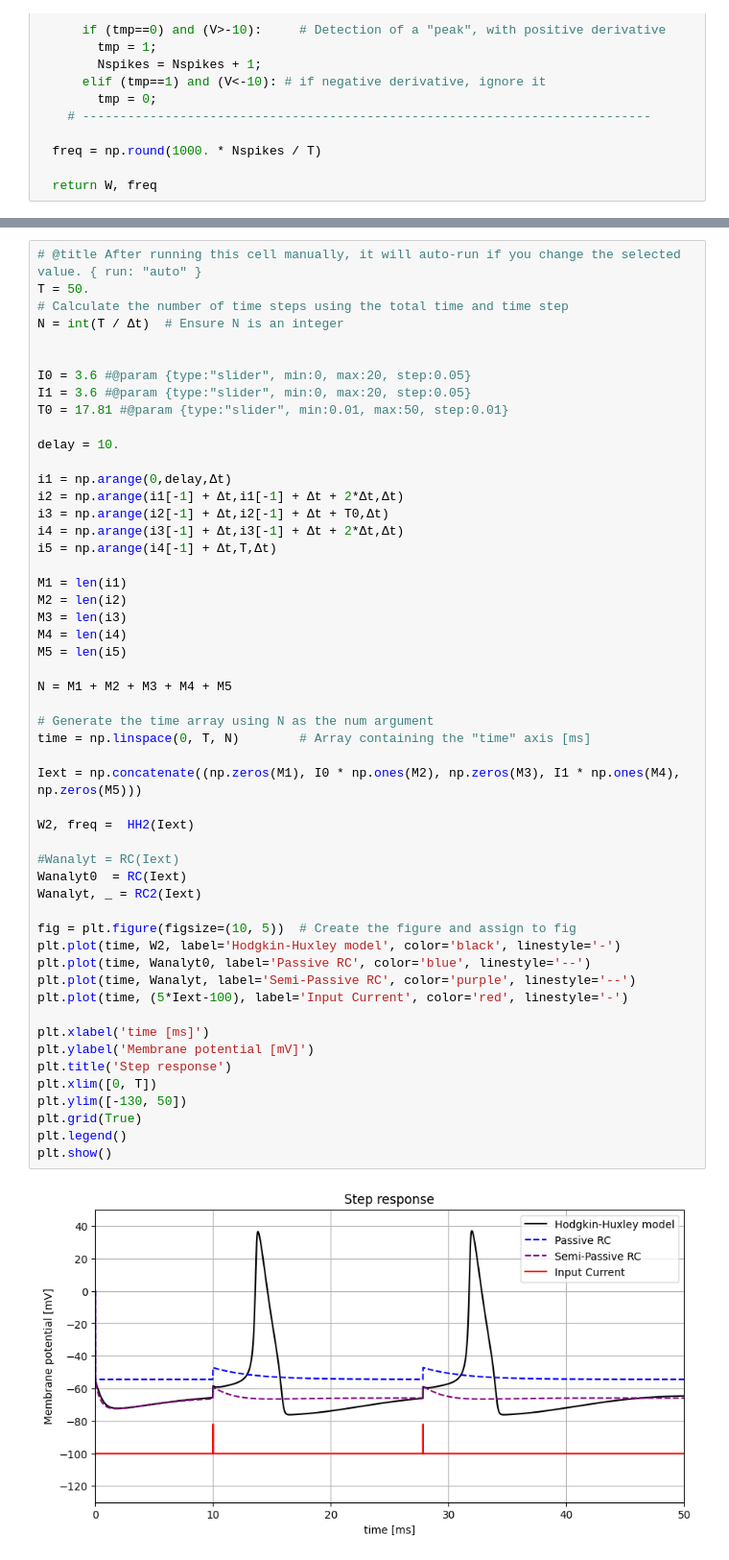
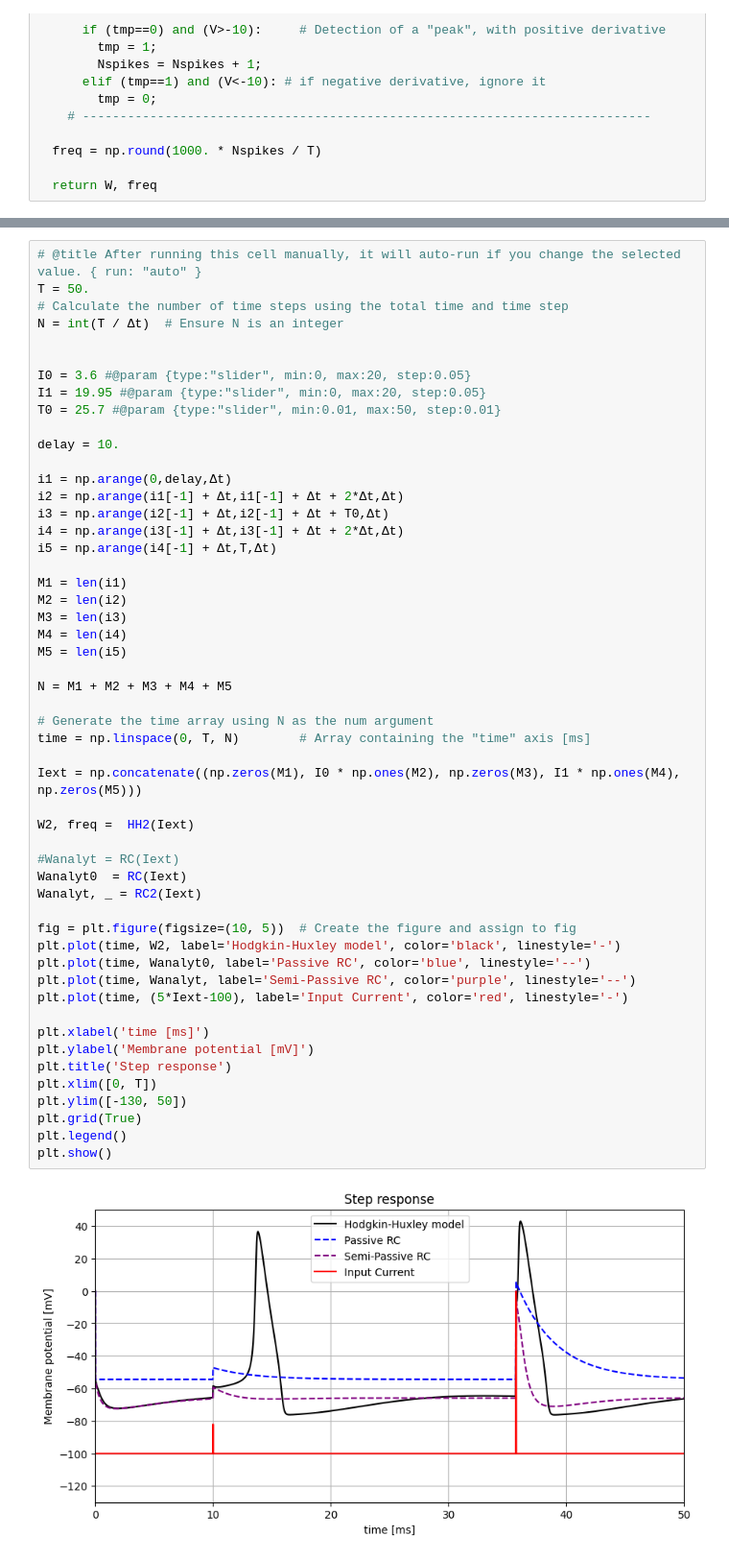
Before and after one commit to mgiugliano/ePhysSignals, a Jupyter notebook: notebooks/HH.ipynb, the cells around one changed output, grey strips where cells are left out. Shown at 96% size. Cells and saved outputs as stored; diff of their text form.

```diff
--- a/notebooks/HH.ipynb
+++ b/notebooks/HH.ipynb
@@ -321,8 +338,8 @@ N = int(T / Δt)  # Ensure N is an integer
 
 
 I0 = 3.6 #@param {type:"slider", min:0, max:20, step:0.05}
-I1 = 3.6 #@param {type:"slider", min:0, max:20, step:0.05}
-T0 = 17.81 #@param {type:"slider", min:0.01, max:50, step:0.01}
+I1 = 19.95 #@param {type:"slider", min:0, max:20, step:0.05}
+T0 = 25.7 #@param {type:"slider", min:0.01, max:50, step:0.01}
 
 delay = 10.
 
@@ -339,31 +356,31 @@ M4 = len(i4)
 M5 = len(i5)
 
 N = M1 + M2 + M3 + M4 + M5
 
 # Generate the time array using N as the num argument
 time = np.linspace(0, T, N)        # Array containing the "time" axis [ms]
 
 Iext = np.concatenate((np.zeros(M1), I0 * np.ones(M2), np.zeros(M3), I1 * np.ones(M4), np.zeros(M5)))
 
 W2, freq =  HH2(Iext)
 
 #Wanalyt = RC(Iext)
 Wanalyt0  = RC(Iext)
 Wanalyt, _ = RC2(Iext)
 
 fig = plt.figure(figsize=(10, 5))  # Create the figure and assign to fig
 plt.plot(time, W2, label='Hodgkin-Huxley model', color='black', linestyle='-')
 plt.plot(time, Wanalyt0, label='Passive RC', color='blue', linestyle='--')
 plt.plot(time, Wanalyt, label='Semi-Passive RC', color='purple', linestyle='--')
 plt.plot(time, (5*Iext-100), label='Input Current', color='red', linestyle='-')
 
 plt.xlabel('time [ms]')
 plt.ylabel('Membrane potential [mV]')
 plt.title('Step response')
 plt.xlim([0, T])
 plt.ylim([-130, 50])
 plt.grid(True)
 plt.legend()
 plt.show()
 # %% [output]
-[figure, old version]
+[figure, new version]
```
Also changed, not shown: parts of 3 cells of this notebook, 3 other files.
